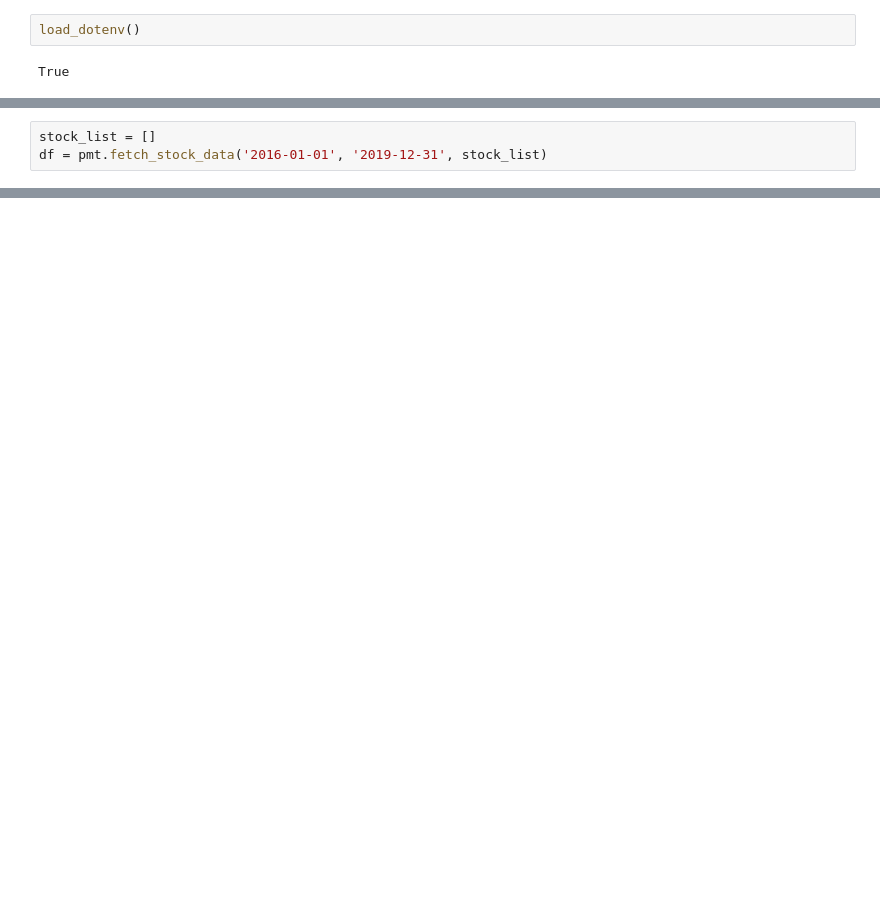
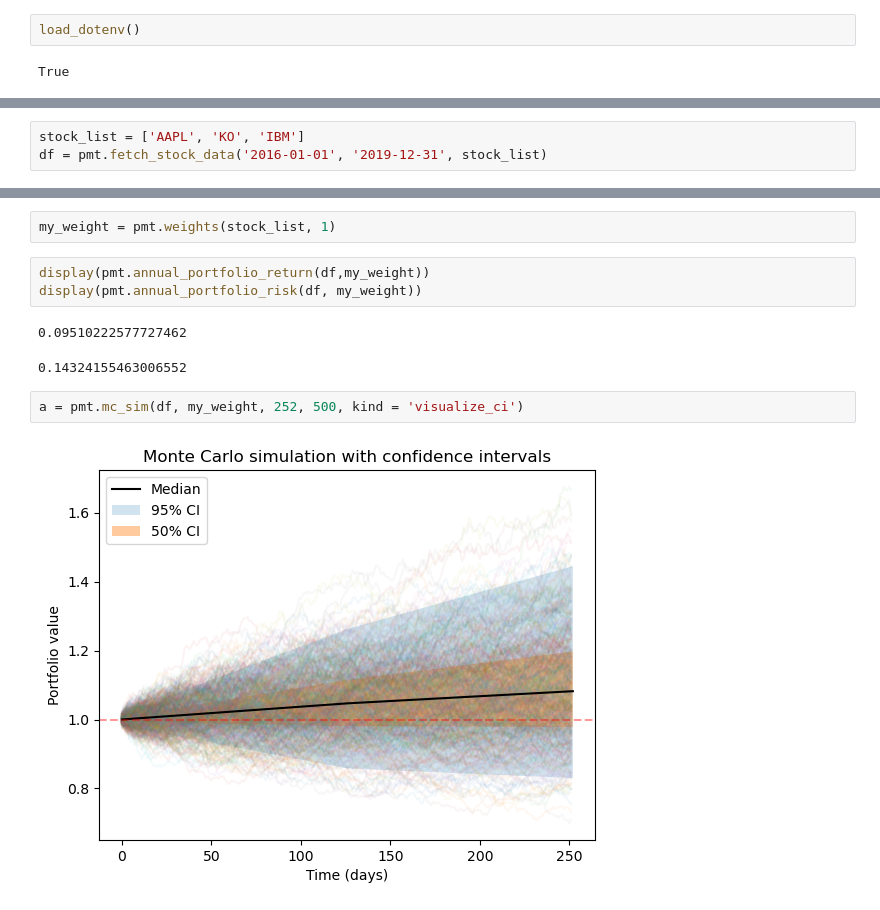
Before and after one commit to wkssm18/project_1, a Jupyter notebook: Demonstration.ipynb, the cells around one changed output, grey strips where cells are left out. Cells and saved outputs as stored; diff of their text form; blank space fills up the shorter version.

```diff
--- a/Demonstration.ipynb
+++ b/Demonstration.ipynb
@@ -37,3 +37,3 @@ return_vs_risk_graph(df, nsims, my_weights, risk_free_return = 0, cal = False) <
 # %%
-stock_list = []
+stock_list = ['AAPL', 'KO', 'IBM']
 df = pmt.fetch_stock_data('2016-01-01', '2019-12-31', stock_list)
@@ -39,0 +57,12 @@ df = pmt.fetch_stock_data('2016-01-01', '2019-12-31', stock_list)
+# %%
+my_weight = pmt.weights(stock_list, 1)
+# %%
+display(pmt.annual_portfolio_return(df,my_weight))
+display(pmt.annual_portfolio_risk(df, my_weight))
+# %% [output]
+0.09510222577727462
+0.14324155463006552
+# %%
+a = pmt.mc_sim(df, my_weight, 252, 500, kind = 'visualize_ci')
+# %% [output]
+[figure, added]
```
Also changed, not shown: parts of 6 cells of this notebook, 2 other files.
